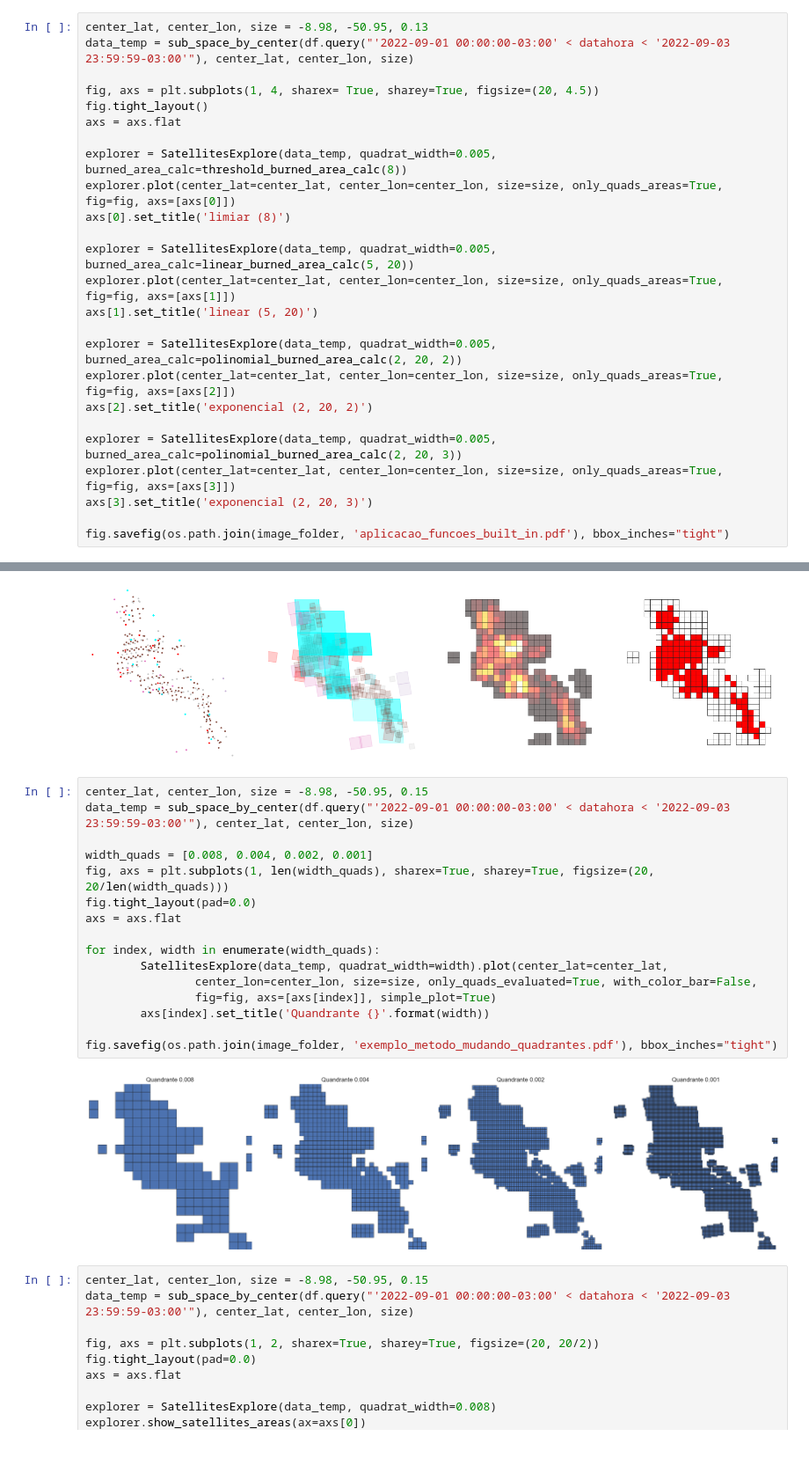
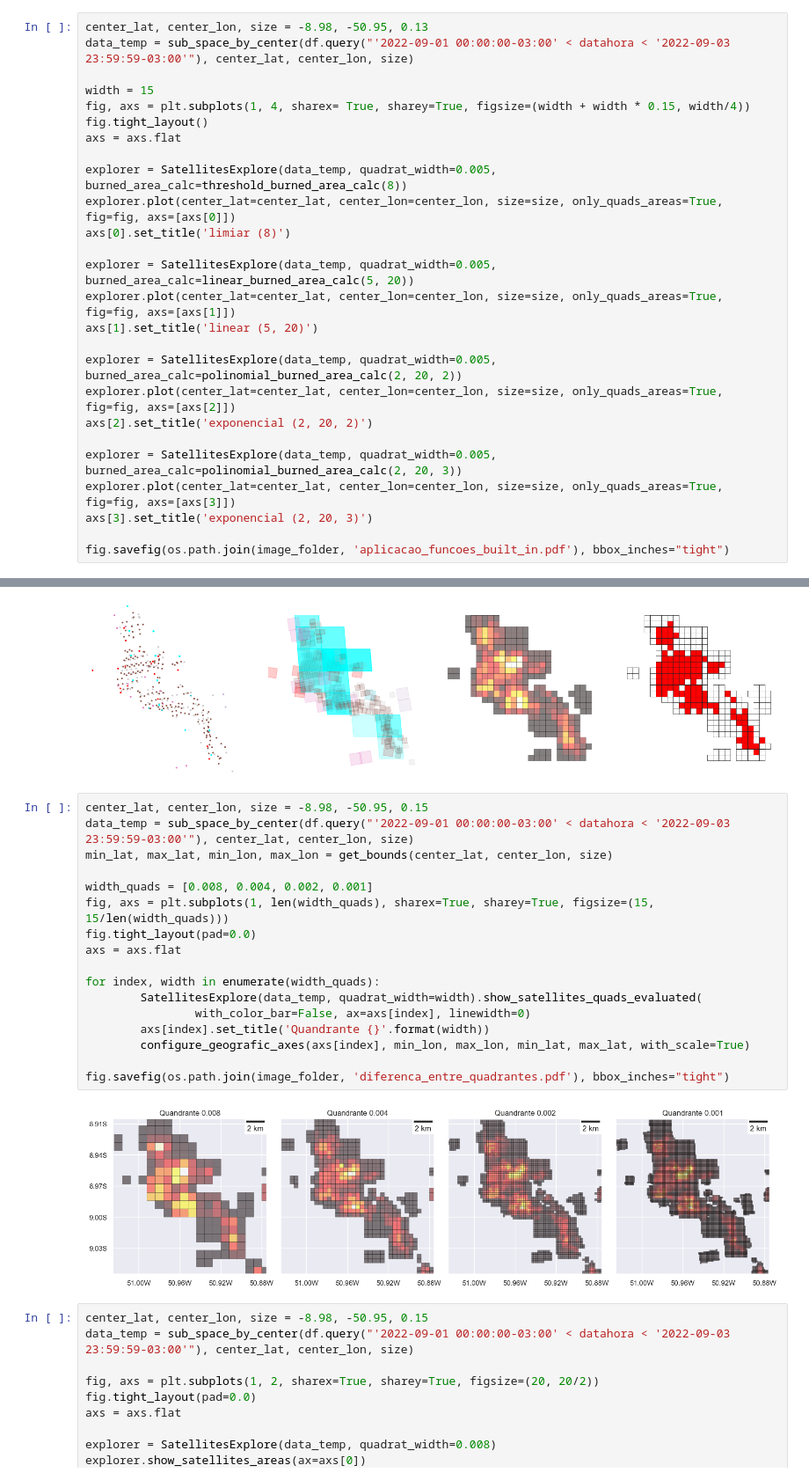
Before and after one commit to josebraz/INPE-Queimadas, a Jupyter notebook: Queimadas.ipynb, the cells around one changed output, grey strips where cells are left out. Shown at 88% size. Cells and saved outputs as stored; diff of their text form; blank space fills up the shorter version.

Commit message:
Melhorias nas imagens

```diff
--- a/Queimadas.ipynb
+++ b/Queimadas.ipynb
@@ -207,7 +211,8 @@ fig.savefig(os.path.join(image_folder, 'eval_func_built_in.pdf'), bbox_inches="t
 center_lat, center_lon, size = -8.98, -50.95, 0.13
 data_temp = sub_space_by_center(df.query("'2022-09-01 00:00:00-03:00' < datahora < '2022-09-03 23:59:59-03:00'"), center_lat, center_lon, size)
 
-fig, axs = plt.subplots(1, 4, sharex= True, sharey=True, figsize=(20, 4.5))
+width = 15
+fig, axs = plt.subplots(1, 4, sharex= True, sharey=True, figsize=(width + width * 0.15, width/4))
 fig.tight_layout()
 axs = axs.flat
 
@@ -247,21 +252,22 @@ fig.savefig(os.path.join(image_folder, 'exemplo_metodo_completo.pdf'), bbox_inch
 # %%
 center_lat, center_lon, size = -8.98, -50.95, 0.15
 data_temp = sub_space_by_center(df.query("'2022-09-01 00:00:00-03:00' < datahora < '2022-09-03 23:59:59-03:00'"), center_lat, center_lon, size)
+min_lat, max_lat, min_lon, max_lon = get_bounds(center_lat, center_lon, size)
 
 width_quads = [0.008, 0.004, 0.002, 0.001]
-fig, axs = plt.subplots(1, len(width_quads), sharex=True, sharey=True, figsize=(20, 20/len(width_quads)))
+fig, axs = plt.subplots(1, len(width_quads), sharex=True, sharey=True, figsize=(15, 15/len(width_quads)))
 fig.tight_layout(pad=0.0)
 axs = axs.flat
 
 for index, width in enumerate(width_quads):
-        SatellitesExplore(data_temp, quadrat_width=width).plot(center_lat=center_lat,
-                center_lon=center_lon, size=size, only_quads_evaluated=True, with_color_bar=False,
-                fig=fig, axs=[axs[index]], simple_plot=True)
+        SatellitesExplore(data_temp, quadrat_width=width).show_satellites_quads_evaluated(
+                with_color_bar=False, ax=axs[index], linewidth=0)
         axs[index].set_title('Quandrante {}'.format(width))
+        configure_geografic_axes(axs[index], min_lon, max_lon, min_lat, max_lat, with_scale=True)
 
-fig.savefig(os.path.join(image_folder, 'exemplo_metodo_mudando_quadrantes.pdf'), bbox_inches="tight")
+fig.savefig(os.path.join(image_folder, 'diferenca_entre_quadrantes.pdf'), bbox_inches="tight")
 # %% [output]
-[figure, old version]
+[figure, new version]
 # %%
 center_lat, center_lon, size = -8.98, -50.95, 0.15
 data_temp = sub_space_by_center(df.query("'2022-09-01 00:00:00-03:00' < datahora < '2022-09-03 23:59:59-03:00'"), center_lat, center_lon, size)
```
Also changed, not shown: parts of 3 cells of this notebook, 6 other files.
